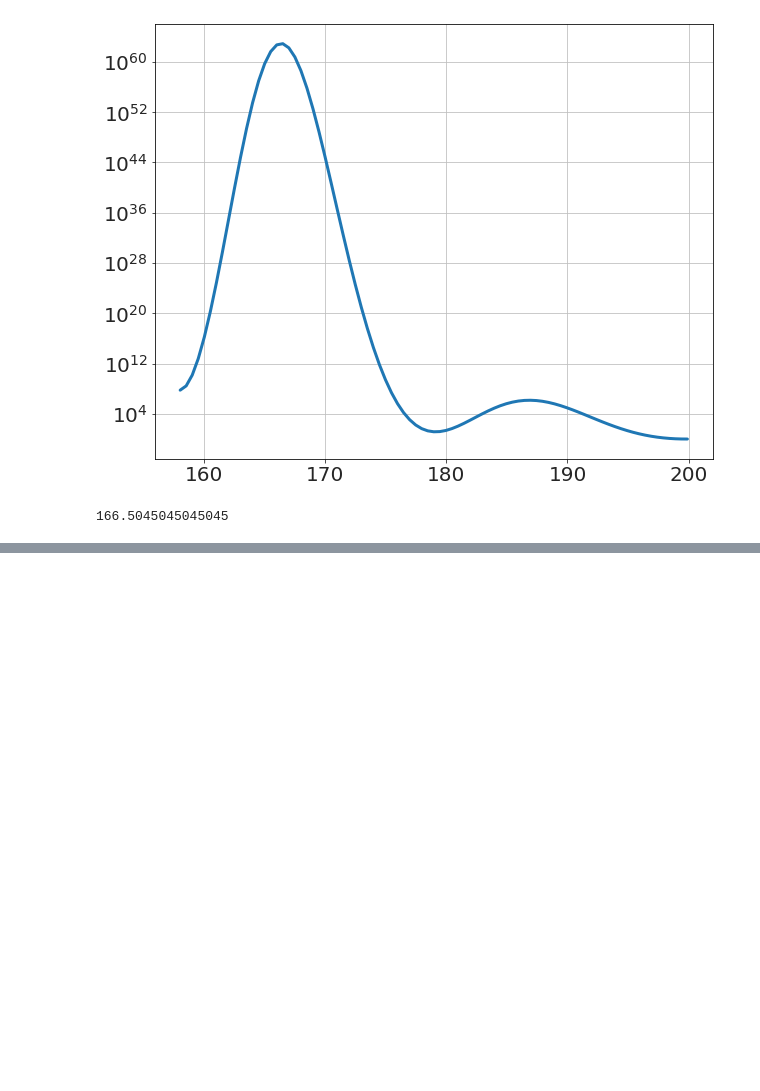
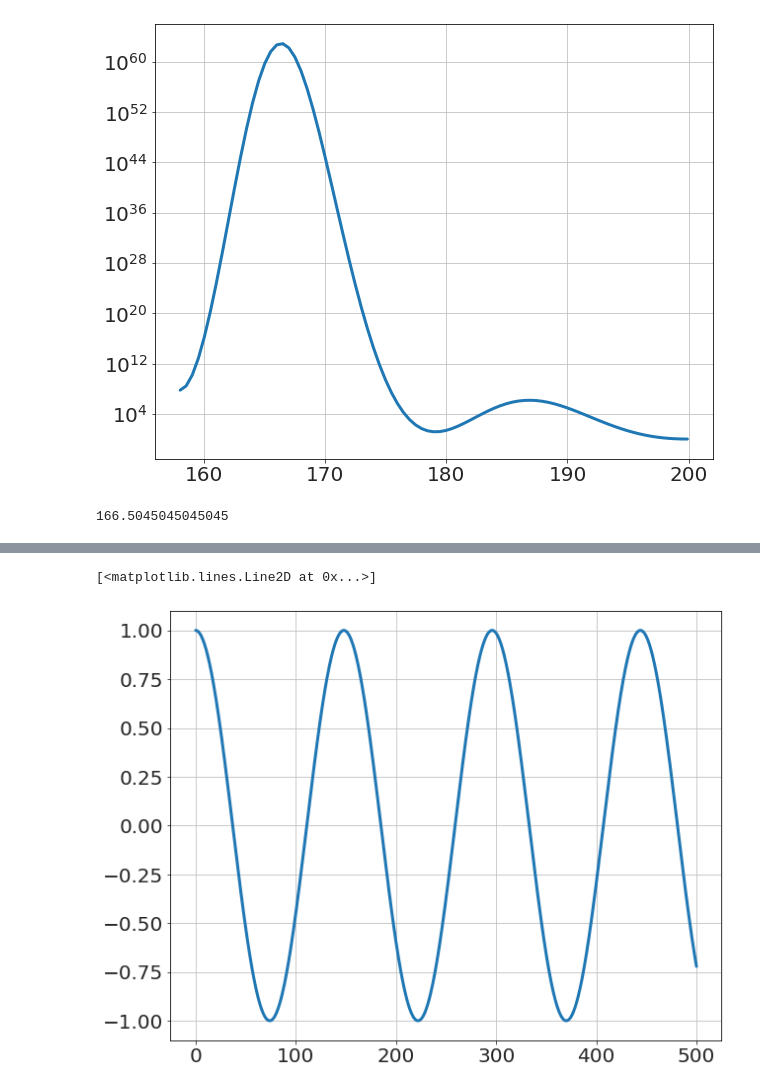
Before and after one commit to bblais/Computer-Programming-for-the-Sciences-Spring-2021, a Jupyter notebook: 2021-05-04 Finding Peak Frequency - Downey Example.ipynb, the cells around one changed output, grey strips where cells are left out. Saved outputs shown, nothing was run; the diff lists cells and outputs as text; code cells hidden in the pictures; blank space fills up the shorter version.

```diff
--- a/2021-05-04 Finding Peak Frequency - Downey Example.ipynb
+++ b/2021-05-04 Finding Peak Frequency - Downey Example.ipynb
@@ -145,0 +154,8 @@ T2[idx2]
+# %%
+t=linspace(0,500,1000)
+c3=148/2
+y=cos(pi*t/c3)
+plot(t,y)
+# %% [output]
+[<matplotlib.lines.Line2D at 0x...>]
+[figure, added]
```
Also changed, not shown: parts of 3 cells of this notebook, 3 other files.
